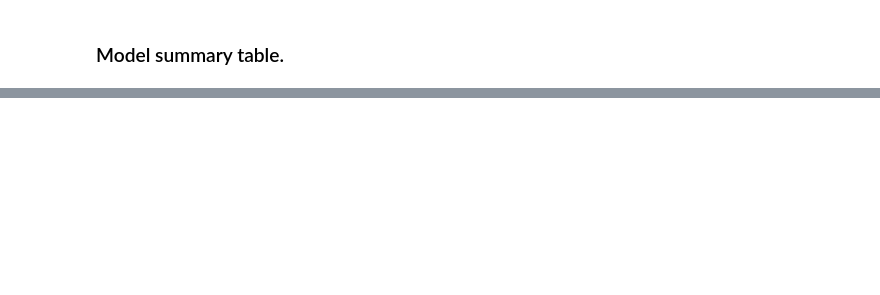
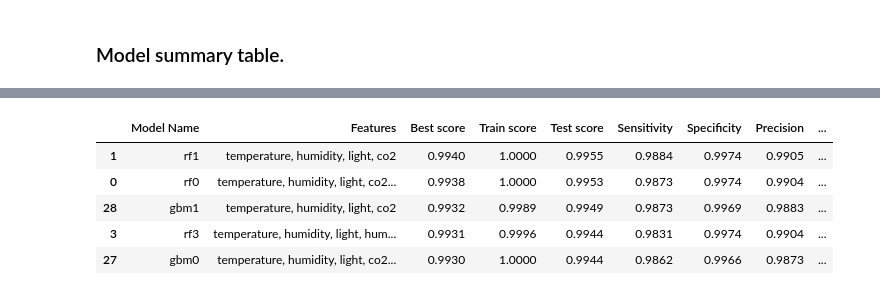
Before and after one commit to CristinaSahoo/Occupancy-Detection, a Jupyter notebook: code/modeling.ipynb, the cells around one changed output, grey strips where cells are left out. Cells and saved outputs as stored; diff of their text form; code cells hidden in the pictures; blank space fills up the shorter version.

Commit message:
more models, functions

```diff
--- a/code/modeling.ipynb
+++ b/code/modeling.ipynb
@@ -249,0 +261,9 @@ scores_df
+# %%
+scores_df.sort_values(by='Accuracy', ascending=False).head()
+# %% [output]
+|  | Model Name | Features | Best score | Train score | Test score | Sensitivity | Specificity | Precision | ... |
+| 1 | rf1 | temperature, humidity, light, co2 | 0.9940 | 1.0000 | 0.9955 | 0.9884 | 0.9974 | 0.9905 | ... |
+| 0 | rf0 | temperature, humidity, light, co2... | 0.9938 | 1.0000 | 0.9953 | 0.9873 | 0.9974 | 0.9904 | ... |
+| 28 | gbm1 | temperature, humidity, light, co2 | 0.9932 | 0.9989 | 0.9949 | 0.9873 | 0.9969 | 0.9883 | ... |
+| 3 | rf3 | temperature, humidity, light, hum... | 0.9931 | 0.9996 | 0.9944 | 0.9831 | 0.9974 | 0.9904 | ... |
+| 27 | gbm0 | temperature, humidity, light, co2... | 0.9930 | 1.0000 | 0.9944 | 0.9862 | 0.9966 | 0.9873 | ... |
```
Also changed, not shown: parts of 58 cells of this notebook, 49 other files.
